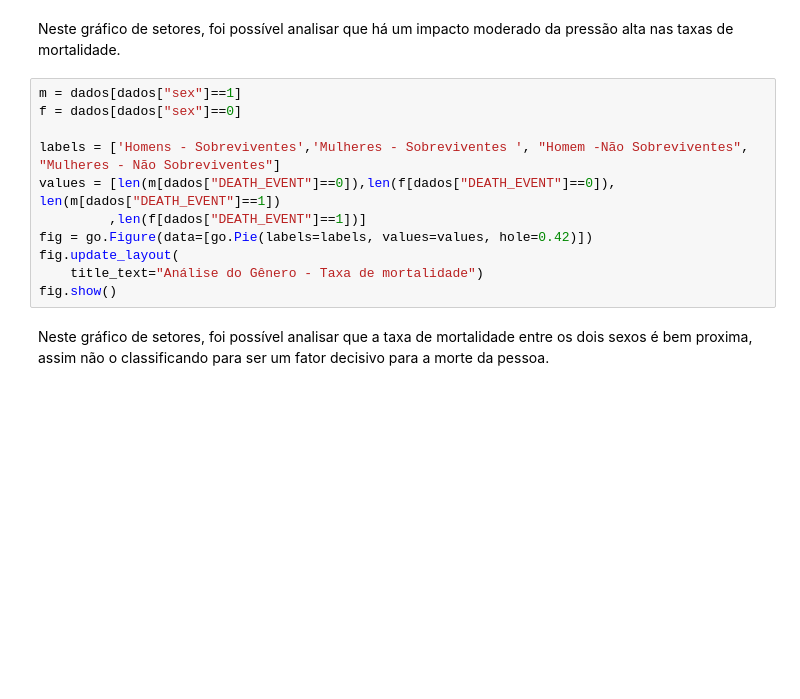
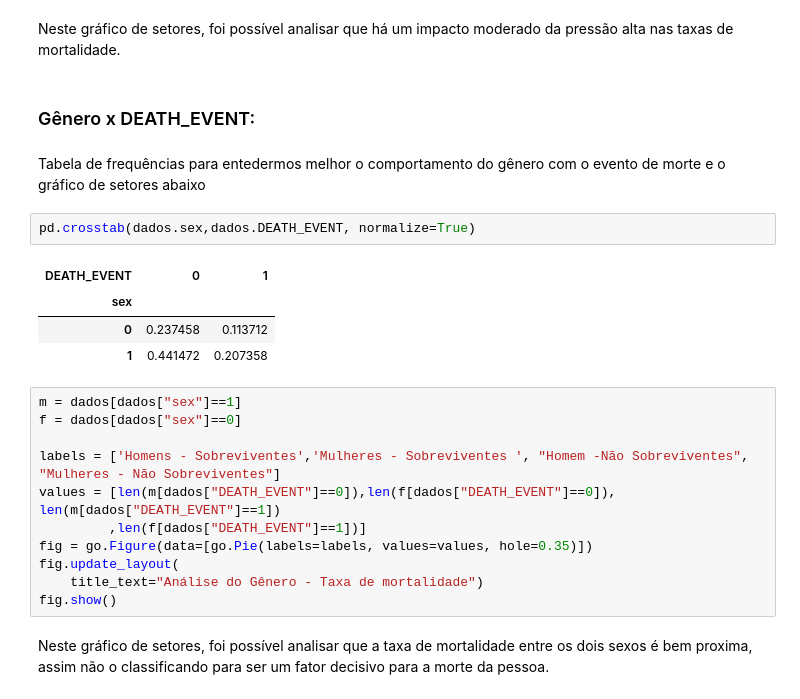
Before and after one commit to BrunoFNRodrigues/Projeto2Cidad, a Jupyter notebook: HeartFailure.ipynb, the cells around one changed output. Cells and saved outputs as stored; diff of their text form; blank space fills up the shorter version.

```diff
--- a/HeartFailure.ipynb
+++ b/HeartFailure.ipynb
@@ -200,6 +252,17 @@ Com este, foi possível concluir que fumar não é um habito que influência de
 px.pie(dados, values='high_blood_pressure',names='DEATH_EVENT', title='Porcentagem de hipertensos em relação ao DEATH_EVENT')
 # %% [markdown]
 Neste gráfico de setores, foi possível analisar que há um impacto moderado da pressão alta nas taxas de mortalidade.
+# %% [markdown]
+### Gênero x DEATH_EVENT:
+# %% [markdown]
+Tabela de frequências para entedermos melhor o comportamento do gênero com o evento de morte e o gráfico de setores abaixo
+# %%
+pd.crosstab(dados.sex,dados.DEATH_EVENT, normalize=True)
+# %% [output]
+| DEATH_EVENT | 0 | 1 |
+| sex |  |  |
+| 0 | 0.237458 | 0.113712 |
+| 1 | 0.441472 | 0.207358 |
 # %%
 m = dados[dados["sex"]==1]
 f = dados[dados["sex"]==0]
@@ -207,7 +270,7 @@ f = dados[dados["sex"]==0]
 labels = ['Homens - Sobreviventes','Mulheres - Sobreviventes ', "Homem -Não Sobreviventes", "Mulheres - Não Sobreviventes"]
 values = [len(m[dados["DEATH_EVENT"]==0]),len(f[dados["DEATH_EVENT"]==0]), len(m[dados["DEATH_EVENT"]==1])
          ,len(f[dados["DEATH_EVENT"]==1])]
-fig = go.Figure(data=[go.Pie(labels=labels, values=values, hole=0.42)])
+fig = go.Figure(data=[go.Pie(labels=labels, values=values, hole=0.35)])
 fig.update_layout(
     title_text="Análise do Gênero - Taxa de mortalidade")
 fig.show()
```
Also changed, not shown: parts of 12 cells of this notebook.
